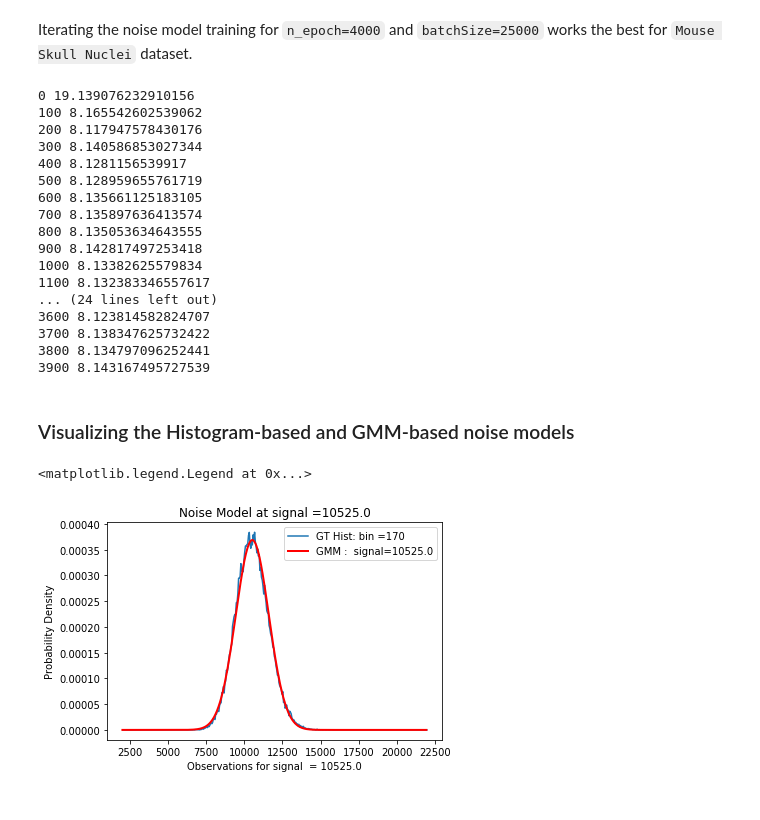
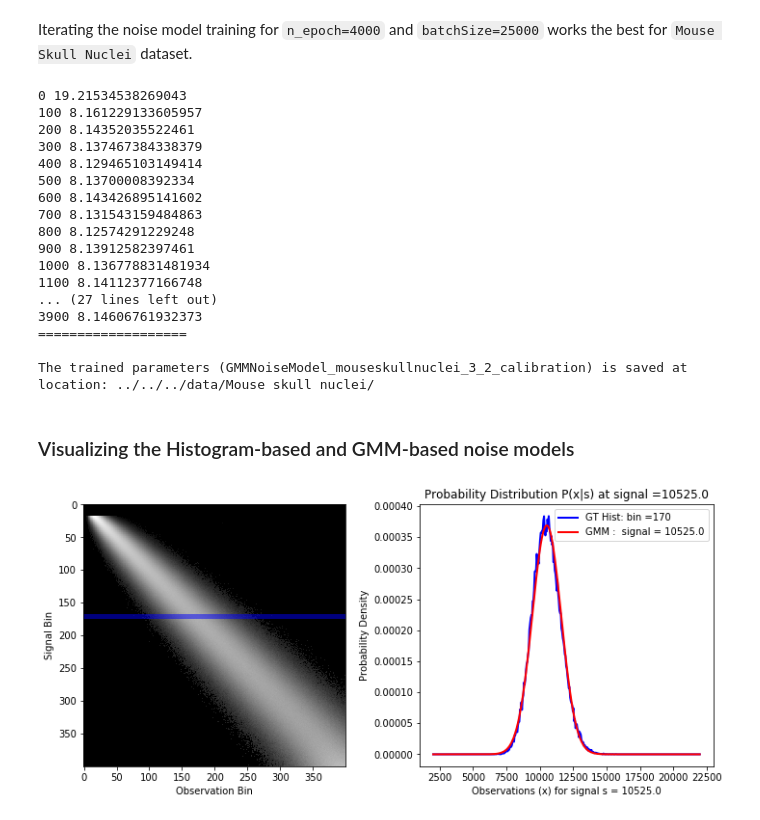
Before and after one commit to juglab/PPN2V, a Jupyter notebook: examples/MouseSkullNuclei/PN2V/1a_CreateNoiseModel_Calibration.ipynb, the cells around one changed output. Cells and saved outputs as stored; diff of their text form; code cells hidden in the pictures.

```diff
--- a/examples/MouseSkullNuclei/PN2V/1a_CreateNoiseModel_Calibration.ipynb
+++ b/examples/MouseSkullNuclei/PN2V/1a_CreateNoiseModel_Calibration.ipynb
@@ -47,8 +48,8 @@ n_gaussian = 3 # Number of gaussians to use for Gaussian Mixture Model
 n_coeff = 2 # No. of polynomial coefficients for parameterizing the mean, standard deviation and weight of Gaussian components.
 # %%
 observation= imread(path+'edgeoftheslide_300offset.tif') # Load the appropriate data
-nameHistNoiseModel ='trained_HistNoiseModel_'+dataName+'_'+'calibration'
-nameGMMNoiseModel = 'trained_GMMNoiseModel_'+dataName+'_'+str(n_gaussian)+'_'+str(n_coeff)+'_'+'calibration'
+nameHistNoiseModel ='HistNoiseModel_'+dataName+'_'+'calibration'
+nameGMMNoiseModel = 'GMMNoiseModel_'+dataName+'_'+str(n_gaussian)+'_'+str(n_coeff)+'_'+'calibration'
 # %%
 # The data contains 200 images of a static sample.
 # In case using calibration data mode, we estimate the clean signal by averaging all images.
@@ -107,54 +108,29 @@ Maximum Signal Intensity is 42559.426
 # %% [markdown]
 Iterating the noise model training for `n_epoch=4000` and `batchSize=25000` works the best for `Mouse Skull Nuclei` dataset.
 # %%
-gaussianMixtureNoiseModel = pn2v.gaussianMixtureNoiseModel.GaussianMixtureNoiseModel(min_signal, max_signal, path=path, weight = None, n_gaussian = n_gaussian, n_coeff = n_coeff)
+gaussianMixtureNoiseModel = pn2v.gaussianMixtureNoiseModel.GaussianMixtureNoiseModel(min_signal = min_signal, max_signal =max_signal, path=path, weight = None, n_gaussian = n_gaussian, n_coeff = n_coeff, min_sigma = 50, device = device)
 gaussianMixtureNoiseModel.train(signal, observation, batchSize = 25000, n_epochs = 4000, learning_rate=0.1, name = nameGMMNoiseModel)
 # %% [output]
-0 19.139076232910156
-100 8.165542602539062
-200 8.117947578430176
-300 8.140586853027344
-400 8.1281156539917
-500 8.128959655761719
-600 8.135661125183105
-700 8.135897636413574
-800 8.135053634643555
-900 8.142817497253418
-1000 8.13382625579834
-1100 8.132383346557617
-... (24 lines left out)
-3600 8.123814582824707
-3700 8.138347625732422
-3800 8.134797096252441
-3900 8.143167495727539
+0 19.21534538269043
+100 8.161229133605957
+200 8.14352035522461
+300 8.137467384338379
+400 8.129465103149414
+500 8.13700008392334
+600 8.143426895141602
+700 8.131543159484863
+800 8.12574291229248
+900 8.13912582397461
+1000 8.136778831481934
+1100 8.14112377166748
+... (27 lines left out)
+3900 8.14606761932373
+===================
+
+The trained parameters (GMMNoiseModel_mouseskullnuclei_3_2_calibration) is saved at location: ../../../data/Mouse skull nuclei/
 # %% [markdown]
 ### Visualizing the Histogram-based and GMM-based noise models
-# %%
-n_bin = 400
-index= 170
-min_signal=minVal
-max_signal=maxVal
-binclip=500
-histBinSize=(max_signal-min_signal)/n_bin
-
-querySignal_numpy= (index/float(n_bin)*(max_signal-min_signal)+min_signal)
-querySignal_numpy+=histBinSize/2
-querySignal_torch = torch.from_numpy(np.array(querySignal_numpy)).float().to(device)
-
-idx = torch.from_numpy(np.arange(min_signal, max_signal, histBinSize)).float().to(device)
-p=gaussianMixtureNoiseModel.likelihood(idx, querySignal_torch)
-pNumpy=p.cpu().detach().numpy()
-
-xvals=np.arange(n_bin)/float(n_bin)*(max_signal-min_signal)+min_signal
-xvals+=histBinSize/2
-
-
-plt.plot(xvals[:binclip], histogramFD[index,:binclip]/histBinSize, label='GT Hist: bin ='+str(index))
-plt.plot(np.arange(min_signal, max_signal,histBinSize)[:binclip], pNumpy[:binclip], label='GMM : '+' signal='+str(np.round(querySignal_numpy,2)),color='red',linewidth=2)
-plt.xlabel('Observations for signal  = ' + str(querySignal_numpy))
-plt.ylabel('Probability Density')
-plt.title("Noise Model at signal =" + str(querySignal_numpy))
-plt.legend()
-# %% [output]
-<matplotlib.legend.Legend at 0x...>
-[figure, removed]
+# %%
+plotProbabilityDistribution(signalBinIndex=170, histogram=histogramFD, gaussianMixtureNoiseModel=gaussianMixtureNoiseModel, min_signal=minVal, max_signal=maxVal, n_bin= bins, device=device)
+# %% [output]
+[figure, added]
```
Also changed, not shown: parts of 1 cell of this notebook, 24 other files.
